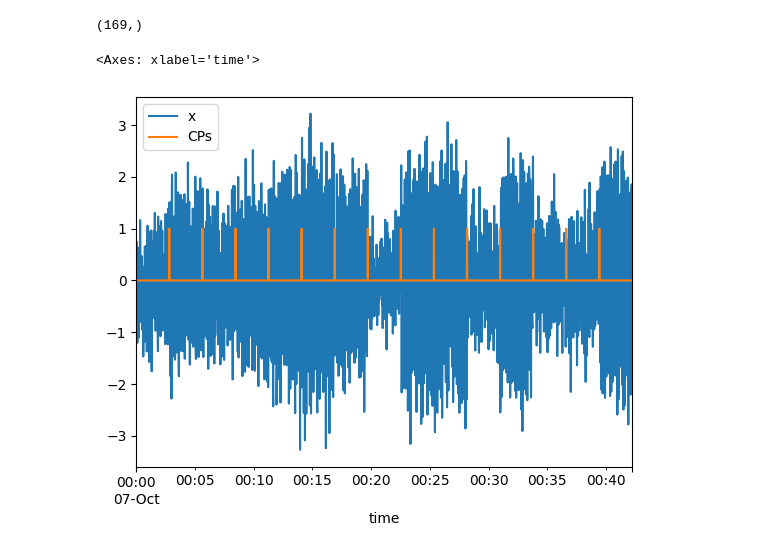
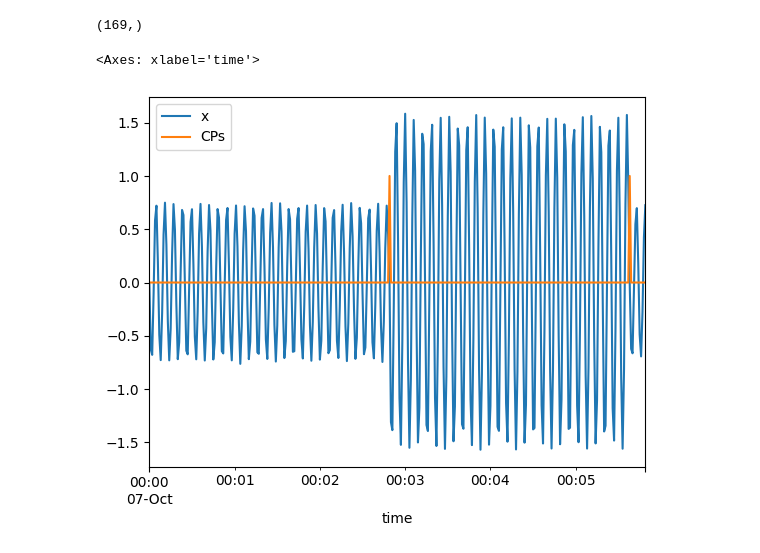
Before and after one commit to GishB/DirectionalDrillingChangePointDetection, a Jupyter notebook: experiments/refactoring_experiments/SythData.ipynb, the cells around one changed output. Drawn from its saved outputs; the diff is of its cells as text; code cells hidden in the pictures.

```diff
--- a/experiments/refactoring_experiments/SythData.ipynb
+++ b/experiments/refactoring_experiments/SythData.ipynb
@@ -30,7 +30,7 @@ SinusoidWaves().get_sinusoid_array(0.5, 0.5)[0].shape
 # %% [output]
 (169,)
 # %%
-SinusoidWaves(white_noise_level="default").get().plot()
+SinusoidWaves(white_noise_level="min").get()[:350].plot()
 # %% [output]
 <Axes: xlabel='time'>
-[figure, old version]
+[figure, new version]
```
Also changed, not shown: parts of 1 cell of this notebook, 10 other files.
